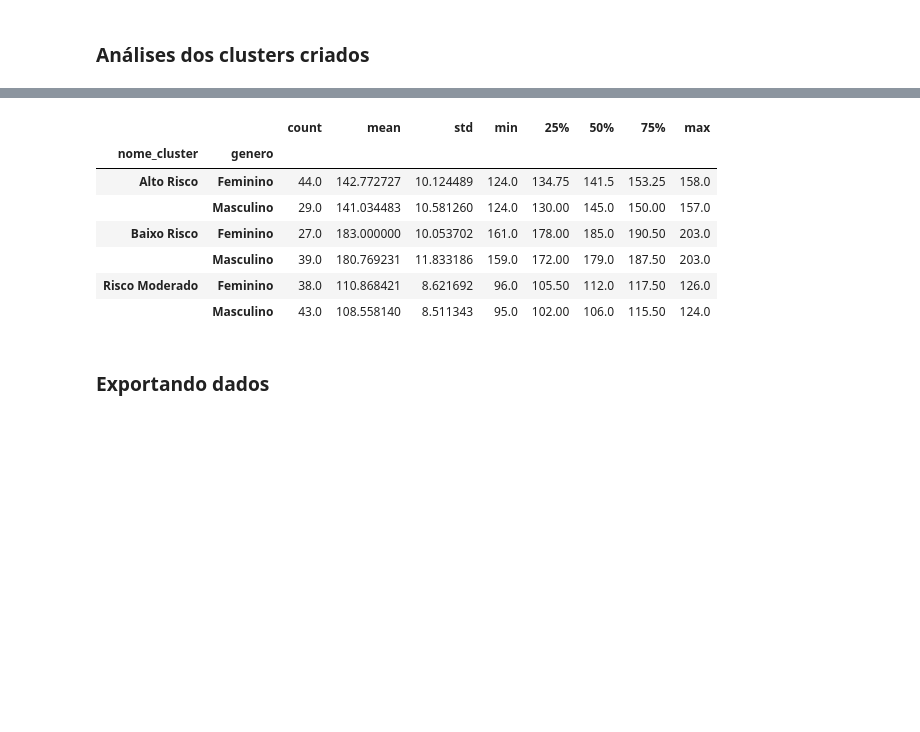
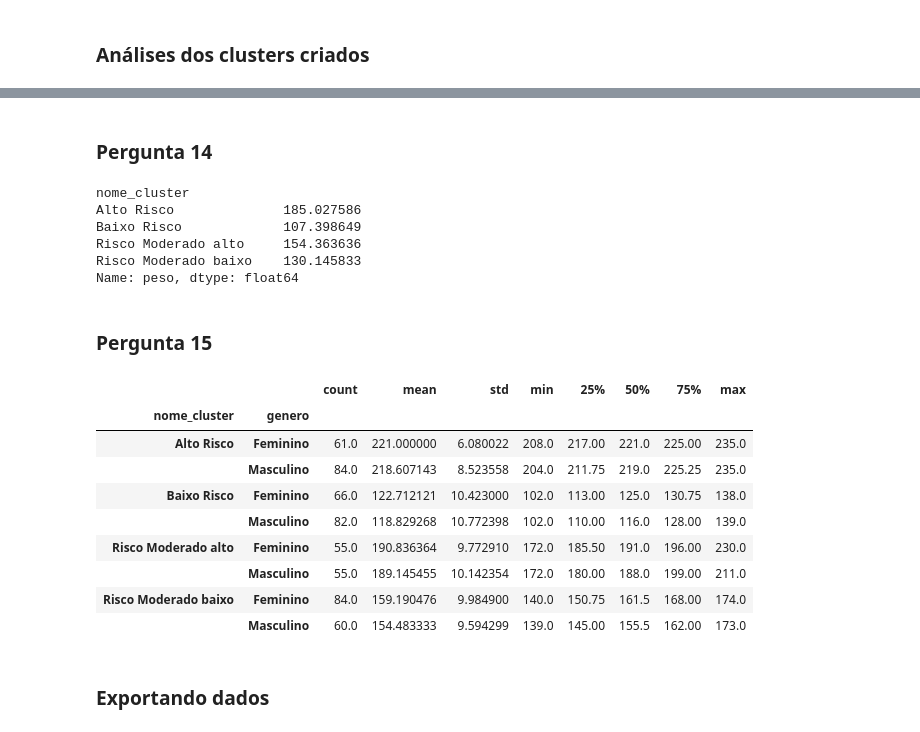
Before and after one commit to oldairjsilva/IGTI, a Jupyter notebook: Plano_saude_desafio.ipynb, the cells around one changed output, grey strips where cells are left out. Drawn from its saved outputs; the diff is of its cells as text; code cells hidden in the pictures; blank space fills up the shorter version.

```diff
--- a/Plano_saude_desafio.ipynb
+++ b/Plano_saude_desafio.ipynb
@@ -628,8 +644,8 @@ plotar_grafico(base_completa[x], base_completa[y], x, y)
 cluster_clientes = base_completa
 # %%
 # Segmentando os clientes baseado na análise dos clusters
-cluster_clientes.loc[cluster_clientes['cluster'] == 0, 'nome_cluster'] = 'Alto Risco'
-cluster_clientes.loc[cluster_clientes['cluster'] == 2, 'nome_cluster'] = 'Risco Moderado alto'
+cluster_clientes.loc[cluster_clientes['cluster'] == 2, 'nome_cluster'] = 'Alto Risco'
+cluster_clientes.loc[cluster_clientes['cluster'] == 0, 'nome_cluster'] = 'Risco Moderado alto'
 cluster_clientes.loc[cluster_clientes['cluster'] == 3, 'nome_cluster'] = 'Risco Moderado baixo'
 cluster_clientes.loc[cluster_clientes['cluster'] == 1, 'nome_cluster'] = 'Baixo Risco'
 # %%
@@ -688,14 +774,29 @@ cluster_clientes.query('nome_cluster == "Alto Risco" & estado == "Mato Grosso"')
+# %% [markdown]
+### Pergunta 14
+# %%
+cluster_clientes.groupby('nome_cluster')['peso'].mean()
+# %% [output]
+nome_cluster
+Alto Risco              185.027586
+Baixo Risco             107.398649
+Risco Moderado alto     154.363636
+Risco Moderado baixo    130.145833
+Name: peso, dtype: float64
+# %% [markdown]
+### Pergunta 15
 # %%
-cluster_clientes.groupby(['nome_cluster', 'genero'])['peso'].describe()
+cluster_clientes.groupby(['nome_cluster', 'genero'])['colesterol'].describe()
 # %% [output]
 |  |  | count | mean | std | min | 25% | 50% | 75% | max |
 | nome_cluster | genero |  |  |  |  |  |  |  |  |
-| Alto Risco | Feminino | 44.0 | 142.772727 | 10.124489 | 124.0 | 134.75 | 141.5 | 153.25 | 158.0 |
-|  | Masculino | 29.0 | 141.034483 | 10.581260 | 124.0 | 130.00 | 145.0 | 150.00 | 157.0 |
-| Baixo Risco | Feminino | 27.0 | 183.000000 | 10.053702 | 161.0 | 178.00 | 185.0 | 190.50 | 203.0 |
-|  | Masculino | 39.0 | 180.769231 | 11.833186 | 159.0 | 172.00 | 179.0 | 187.50 | 203.0 |
-| Risco Moderado | Feminino | 38.0 | 110.868421 | 8.621692 | 96.0 | 105.50 | 112.0 | 117.50 | 126.0 |
-|  | Masculino | 43.0 | 108.558140 | 8.511343 | 95.0 | 102.00 | 106.0 | 115.50 | 124.0 |
+| Alto Risco | Feminino | 61.0 | 221.000000 | 6.080022 | 208.0 | 217.00 | 221.0 | 225.00 | 235.0 |
+|  | Masculino | 84.0 | 218.607143 | 8.523558 | 204.0 | 211.75 | 219.0 | 225.25 | 235.0 |
+| Baixo Risco | Feminino | 66.0 | 122.712121 | 10.423000 | 102.0 | 113.00 | 125.0 | 130.75 | 138.0 |
+|  | Masculino | 82.0 | 118.829268 | 10.772398 | 102.0 | 110.00 | 116.0 | 128.00 | 139.0 |
+| Risco Moderado alto | Feminino | 55.0 | 190.836364 | 9.772910 | 172.0 | 185.50 | 191.0 | 196.00 | 230.0 |
+|  | Masculino | 55.0 | 189.145455 | 10.142354 | 172.0 | 180.00 | 188.0 | 199.00 | 211.0 |
+| Risco Moderado baixo | Feminino | 84.0 | 159.190476 | 9.984900 | 140.0 | 150.75 | 161.5 | 168.00 | 174.0 |
+|  | Masculino | 60.0 | 154.483333 | 9.594299 | 139.0 | 145.00 | 155.5 | 162.00 | 173.0 |
 # %% [markdown]
 ### Exportando dados
 # %%
```
Also changed, not shown: parts of 25 cells of this notebook.
